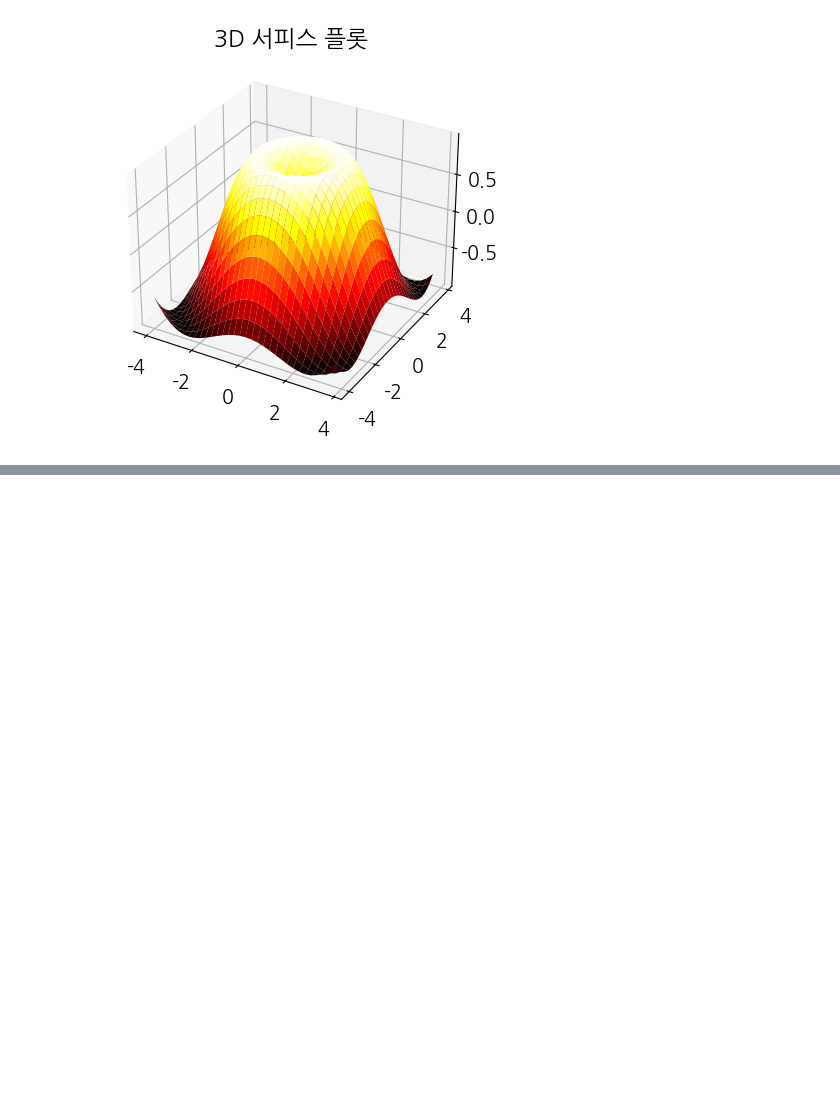
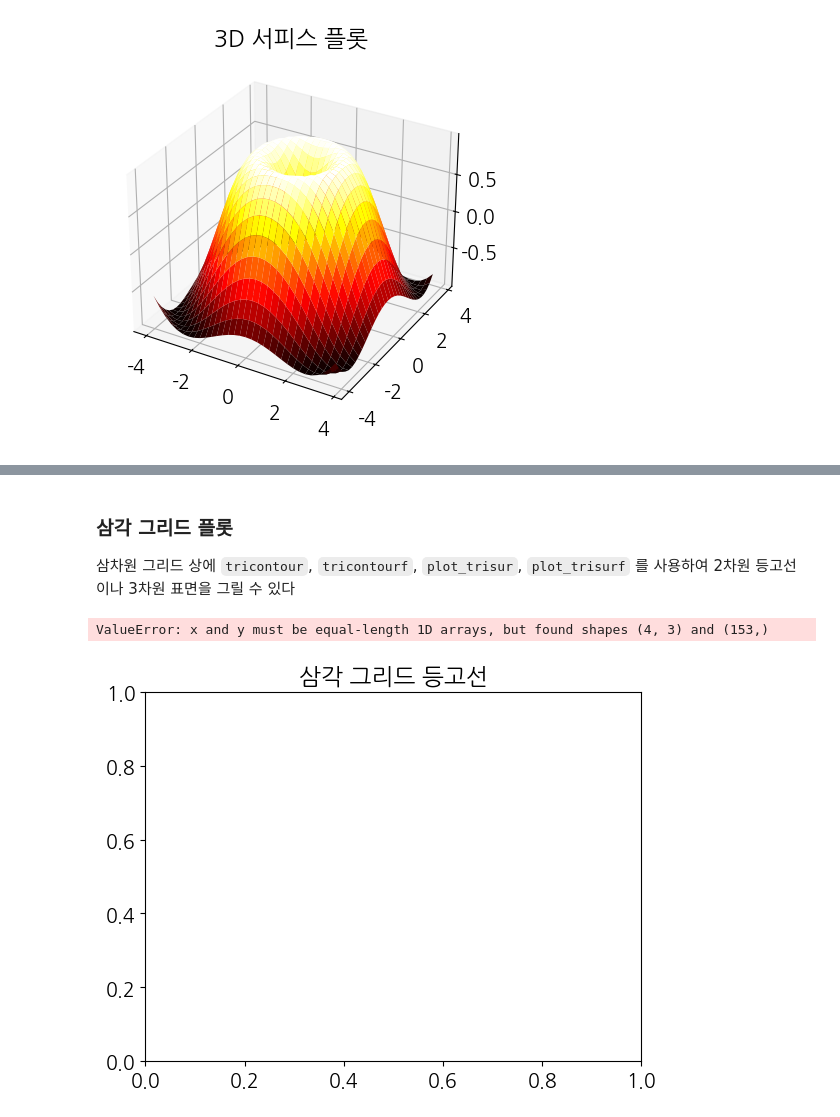
Before and after one commit to rmldldldl0309/Review, a Jupyter notebook: pythonworkspace/matplotlob_visualize_data/matplotlib_variety_plots.ipynb, the cells around one changed output, grey strips where cells are left out. Saved outputs shown, nothing was run; the diff lists cells and outputs as text; code cells hidden in the pictures; blank space fills up the shorter version.

```diff
--- a/pythonworkspace/matplotlob_visualize_data/matplotlib_variety_plots.ipynb
+++ b/pythonworkspace/matplotlob_visualize_data/matplotlib_variety_plots.ipynb
@@ -238,0 +298,14 @@ plt.show()
+# %% [markdown]
+### 삼각 그리드 플롯
+삼차원 그리드 상에 `tricontour`, `tricontourf`, `plot_trisur`,  `plot_trisurf` 를 사용하여 2차원 등고선이나 3차원 표면을 그릴 수 있다
+# %%
+triangle3 = refiner.refine_triangulation(subdiv=3)
+z5 = np.cos(1.5 * triangle3.x) * np.cos(1.5 * triangle3.y)
+
+plt.title('삼각 그리드 등고선')
+plt.tricontourf(triangles , z5, cmap='jet')
+plt.grid(True)
+plt.show()
+# %% [output]
+ValueError: x and y must be equal-length 1D arrays, but found shapes (4, 3) and (153,)
+[figure, added]
```
Also changed, not shown: parts of 8 cells of this notebook, 1 other file.
